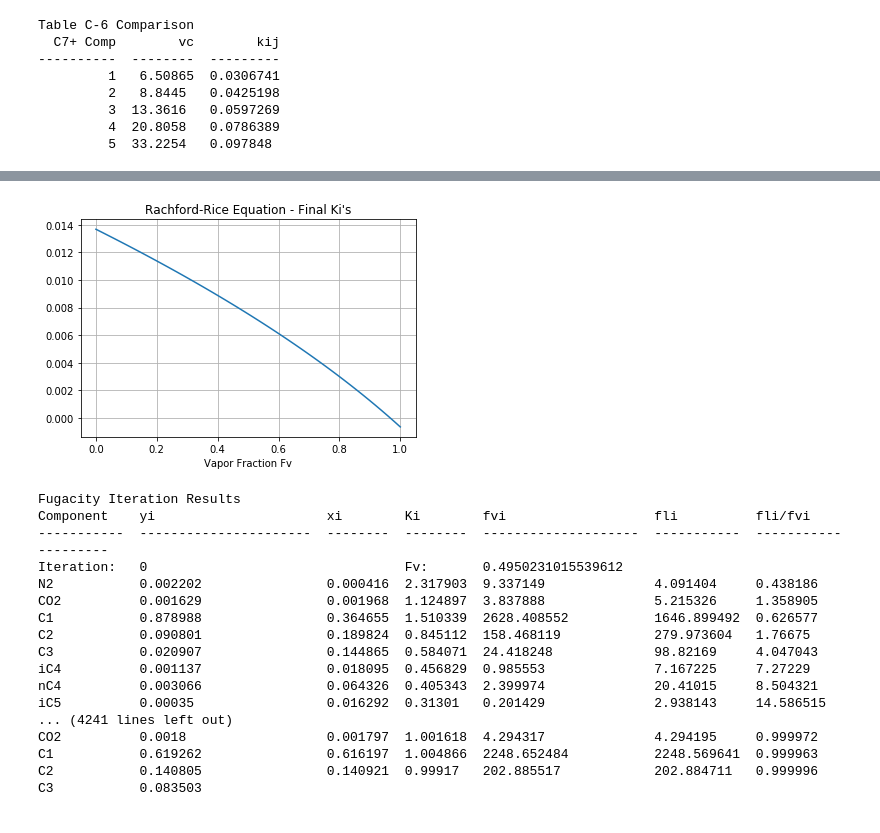
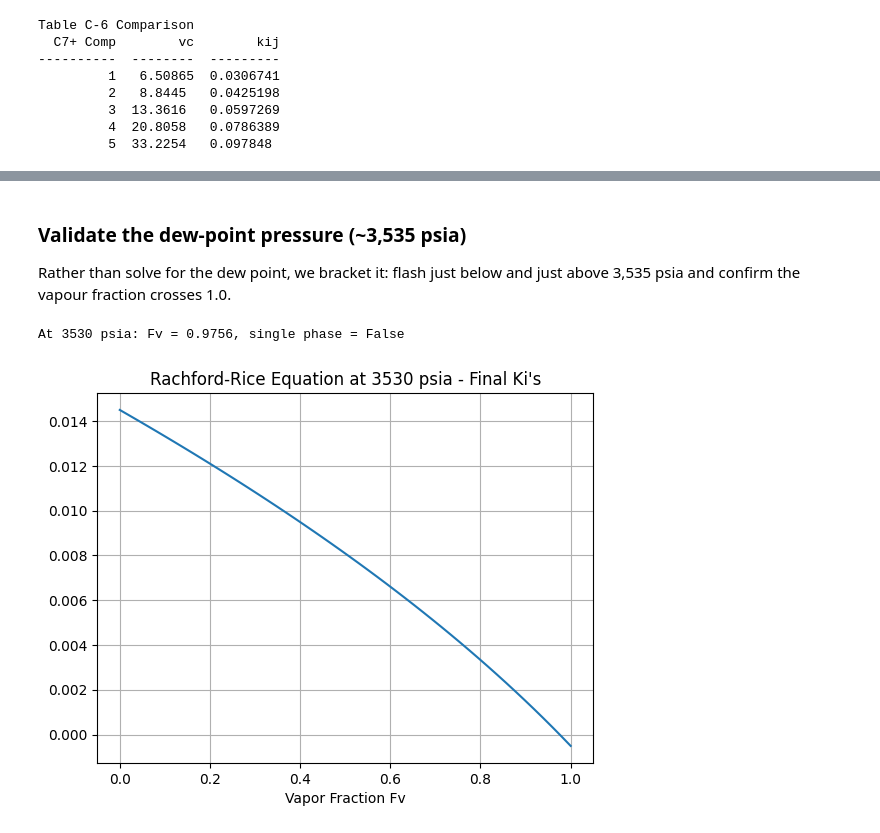
Before and after one commit to mwburgoyne/Monograph-20-Examples, a Jupyter notebook: Appendix C - Creating C7p pseudo components then PR EOS model.ipynb, the cells around one changed output, grey strips where cells are left out. Saved outputs shown, nothing was run; the diff lists cells and outputs as text; code cells hidden in the pictures.

```diff
--- a/Appendix C - Creating C7p pseudo components then PR EOS model.ipynb
+++ b/Appendix C - Creating C7p pseudo components then PR EOS model.ipynb
@@ -390 +272,24 @@ O2            32     0.5       31.18   732     278    1.174  0.288055  0.025   1
+# %%
+import pvt_utils as pvt
+
+# Ten explicitly defined components (Table C-7) ...
+light_names = ['N2', 'CO2', 'C1', 'C2', 'C3', 'iC4', 'nC4', 'iC5', 'nC5', 'C6']
+comps = pvt.get_components(light_names)
+
+# ... plus the five C7+ pseudo-components built from the gamma split above.
+# Each carries BIPs against [N2, CO2, H2S, C1]; the H2S BIP tapers with MW and
+# the C1 BIP is the Chueh-Prausnitz kij computed earlier.
+for i in range(N):
+    bip_h2s = max(0.0, 0.05 - (M[i] - 86.17) / 1000)
+    comps.append(pvt.Component('F' + str(i + 1), M[i], gamma[i], 0, Pc[i], Tc[i],
+                               vc[i], w[i], Tb[i], 0, 0, s[i],
+                               [0.11, 0.115, bip_h2s, kij[i]]))
+
+bip_list = pvt.build_bips(comps)
+
+# Molar composition: light ends (fractions) + C7+ fractions (%/100), normalised.
+z_light = [0.0013, 0.0018, 0.6192, 0.1408, 0.0835, 0.0097, 0.0340, 0.0084, 0.0148, 0.0179]
+zi_all = z_light + [zc / 100 for zc in z]          # `z` holds the C7+ mole-percentages
+zi_all = [v / sum(zi_all) for v in zi_all]
+ncomps = len(comps)
 # %%
@@ -687,42 +328,23 @@ F2           0.028587                0.037945  0.753094  0.453795
+# %% [markdown]
+### Validate the dew-point pressure (~3,535 psia)
+
+Rather than solve for the dew point, we bracket it: flash just below and just
+above 3,535 psia and confirm the vapour fraction crosses 1.0.
+# %%
+t = 186 + 460   # degR
+
+# Just below the reported dew point
+res_lo = pvt.flash(comps, zi_all, 3530, t)
+print(f"At 3530 psia: Fv = {res_lo.Fv:.4f}, single phase = {res_lo.single_phase}")
+# %% [output]
+At 3530 psia: Fv = 0.9756, single phase = False
 # %%
-# And plot the associated Rachford-Rice plot
-# We can see that we have 96.6% vapor fraction - Just below Dew point at 3,530psi
-ncomps = len(comps)
-Fv_plot = np.linspace(0,1)
-plt.plot(Fv_plot,[sum(z[i]*(Ki[i]-1)/(1+Fv_plot*(Ki[i]-1)) for i in range(ncomps)) for Fv_plot in Fv_plot])
+# Rachford-Rice curve at 3530 psia using the converged K-values
+Fv_plot = np.linspace(0, 1)
+plt.plot(Fv_plot, [sum(zi_all[i]*(res_lo.K[i]-1)/(1+f*(res_lo.K[i]-1))
+                       for i in range(ncomps)) for f in Fv_plot])
 plt.xlabel('Vapor Fraction Fv')
-plt.title("Rachford-Rice Equation - Final Ki's")
+plt.title("Rachford-Rice Equation at 3530 psia - Final Ki's")
 plt.grid();
 # %% [output]
-[figure, old version]
+[figure, new version]
-# %%
-# Test Fv at 3,540psia - Slightly above given Pdew
-p = 3540 #psia
-t = 186+460 #degrees R
-
-# First iteration assumption of Ki's using Wilson approach
-Ki = k_wilson(comps, t, p)
-
-Fv, xi, yi, Ki, fi_l, fi_v, Zv, result_table = flash(p,t,comps,z, Ki, 5e-11, 500, 1)
-
-print('Fugacity Iteration Results')
-header=['Component', 'yi', 'xi', 'Ki', 'fvi', 'fli', 'fli/fvi']
-print(tabulate(result_table,headers=header))
-# %% [output]
-Fugacity Iteration Results
-Component    yi                      xi        Ki        fvi                   fli          fli/fvi
------------  ----------------------  --------  --------  --------------------  -----------  --------------------
-Iteration:   0                                 Fv:       0.4950231015539612
-N2           0.002202                0.000416  2.317903  9.337149              4.091404     0.438186
-CO2          0.001629                0.001968  1.124897  3.837888              5.215326     1.358905
-C1           0.878988                0.364655  1.510339  2628.408552           1646.899492  0.626577
-C2           0.090801                0.189824  0.845112  158.468119            279.973604   1.76675
-C3           0.020907                0.144865  0.584071  24.418248             98.82169     4.047043
-iC4          0.001137                0.018095  0.456829  0.985553              7.167225     7.27229
-nC4          0.003066                0.064326  0.405343  2.399974              20.41015     8.504321
-iC5          0.00035                 0.016292  0.31301   0.201429              2.938143     14.586515
-... (4241 lines left out)
-CO2          0.0018                  0.001797  1.001618  4.294317              4.294195     0.999972
-C1           0.619262                0.616197  1.004866  2248.652484           2248.569641  0.999963
-C2           0.140805                0.140921  0.99917   202.885517            202.884711   0.999996
-C3           0.083503
```
Also changed, not shown: parts of 18 cells of this notebook, 26 other files.
